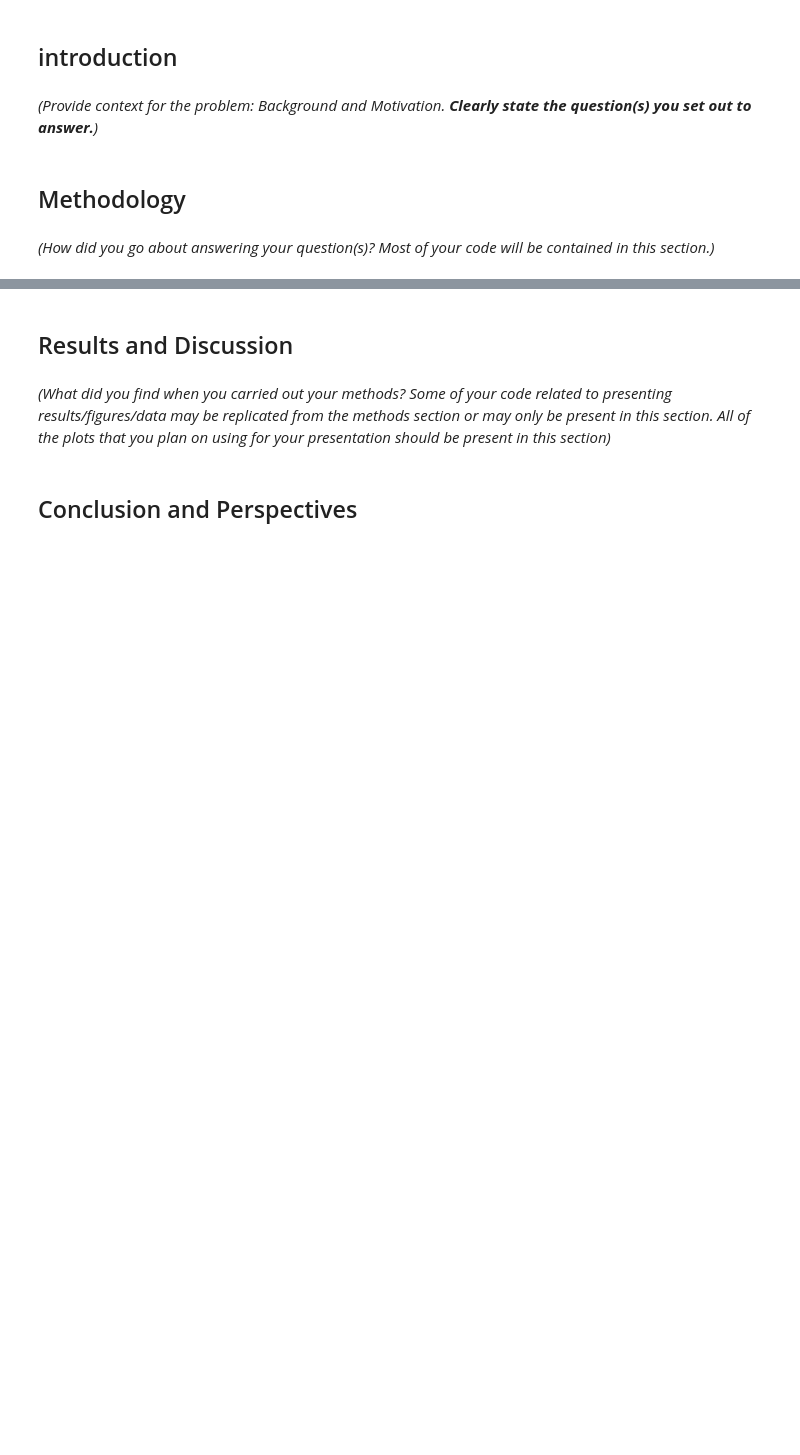
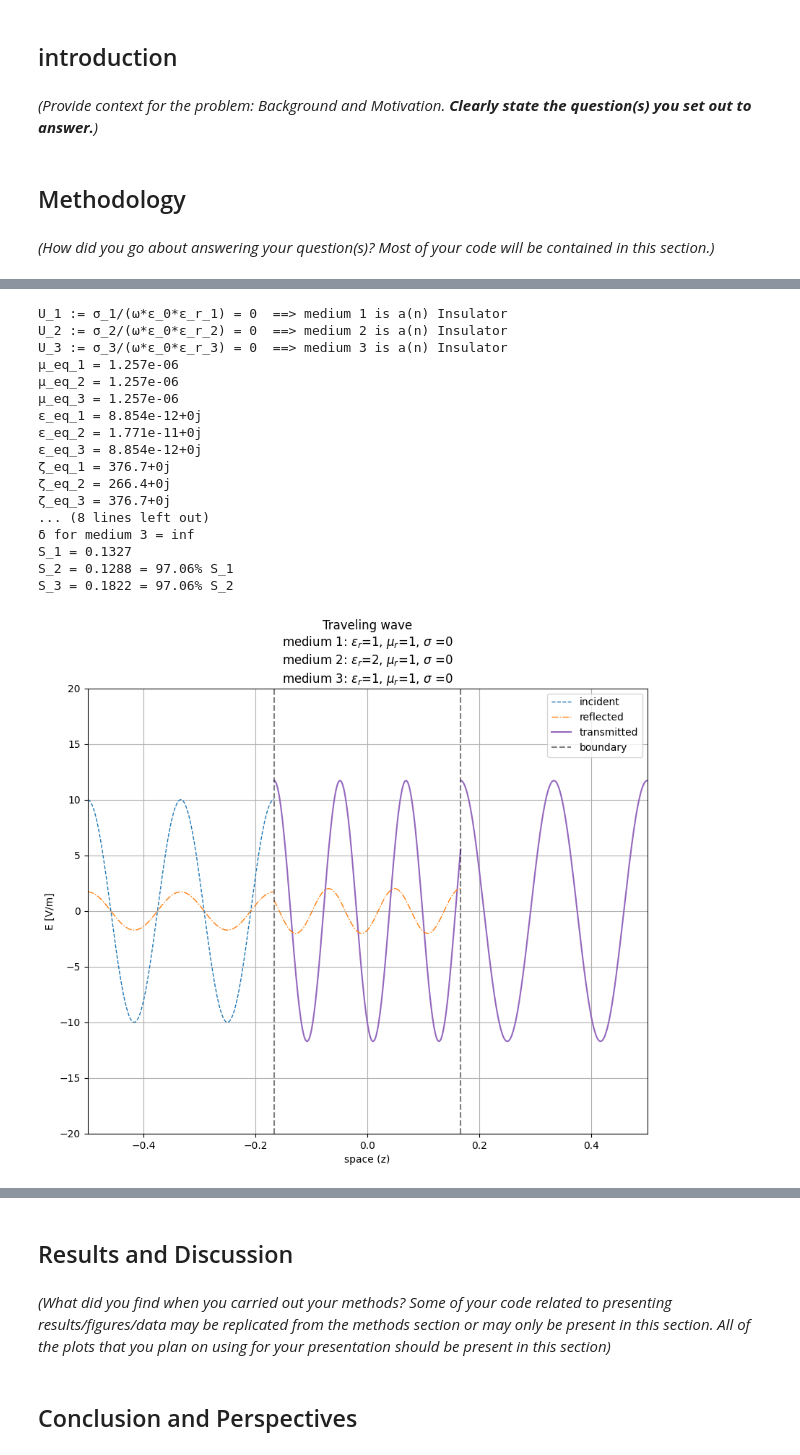
Before and after one commit to daummic1/PHY480-Honors, a Jupyter notebook: PHY480-905_SemesterProjectTemplate.ipynb, the cells around one changed output, grey strips where cells are left out. Cells and saved outputs as stored; diff of their text form; code cells hidden in the pictures; blank space fills up the shorter version.

```diff
--- a/PHY480-905_SemesterProjectTemplate.ipynb
+++ b/PHY480-905_SemesterProjectTemplate.ipynb
@@ -53,0 +91,28 @@ S_2 = 0.1327 = 100% S_1
+# %%
+free_space = Medium(1,1,0)
+medium2 = Medium(2,1,0)
+medium3 = Medium(1,1,0)
+wave = Sine(mediums = [free_space,medium2,medium3], f=f_0, A=E_0)
+
+#wave.add_mediums(medium1=free_space, medium2=medium2)
+wave.print_data()
+wave.show()
+# %% [output]
+U_1 := σ_1/(ω*ε_0*ε_r_1) = 0  ==> medium 1 is a(n) Insulator
+U_2 := σ_2/(ω*ε_0*ε_r_2) = 0  ==> medium 2 is a(n) Insulator
+U_3 := σ_3/(ω*ε_0*ε_r_3) = 0  ==> medium 3 is a(n) Insulator
+μ_eq_1 = 1.257e-06
+μ_eq_2 = 1.257e-06
+μ_eq_3 = 1.257e-06
+ε_eq_1 = 8.854e-12+0j
+ε_eq_2 = 1.771e-11+0j
+ε_eq_3 = 8.854e-12+0j
+ζ_eq_1 = 376.7+0j
+ζ_eq_2 = 266.4+0j
+ζ_eq_3 = 376.7+0j
+... (8 lines left out)
+δ for medium 3 = inf
+S_1 = 0.1327
+S_2 = 0.1288 = 97.06% S_1
+S_3 = 0.1822 = 97.06% S_2
+[figure, added]
```
Also changed, not shown: parts of 3 cells of this notebook, 4 other files.
